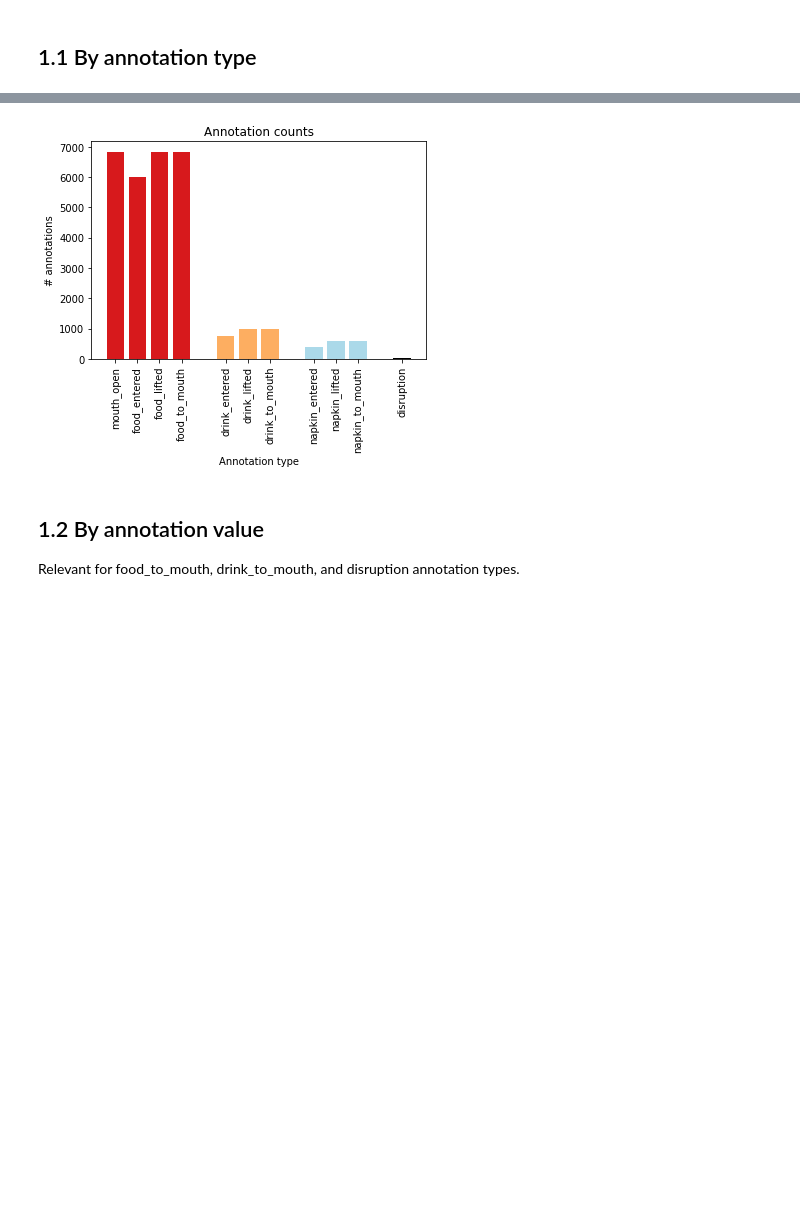
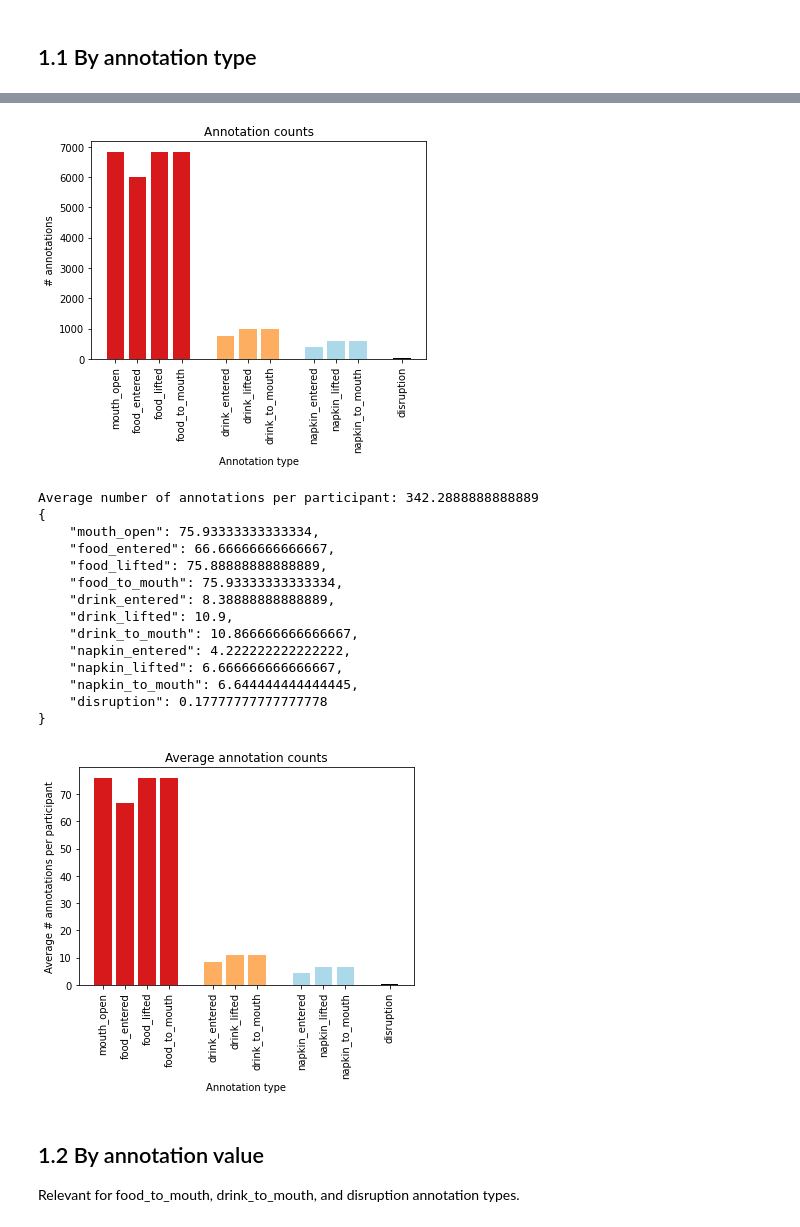
Before and after one commit to empriselab/social-dining, a Jupyter notebook: src/analysis/data_stats.ipynb, the cells around one changed output, grey strips where cells are left out. Saved outputs shown, nothing was run; the diff lists cells and outputs as text; code cells hidden in the pictures; blank space fills up the shorter version.

```diff
--- a/src/analysis/data_stats.ipynb
+++ b/src/analysis/data_stats.ipynb
@@ -53,38 +54,66 @@ tier_names = [
 ]
 
 counts = defaultdict(int)
-for annotation_file in glob.glob(f'{annotations_folder}/*.eaf'):
+annotation_files = glob.glob(f'{annotations_folder}/*.eaf')
+for annotation_file in annotation_files:
     eaf_obj1 = pympi.Elan.Eaf(annotation_file)
     for tier_name in tier_names:
         counts[tier_name] += len(eaf_obj1.get_annotation_data_for_tier(tier_name))
 
 print(f'Total number of annotations: {sum(counts.values())}')
 print(json.dumps(counts, indent=4, default=str))
 
 ind = [0, 1, 2, 3, 5, 6, 7, 9, 10, 11, 13]
 plt.figure()
 plt.bar(ind, [counts[tier_name] for tier_name in tier_names], color=['#d7191c'] * 4 + ['#fdae61'] * 3 + ['#abd9e9'] * 3 + ['black'])
 plt.xticks(ind, tier_names, rotation=90)
 plt.xlabel('Annotation type')
 plt.ylabel('# annotations')
 plt.title('Annotation counts')
 plt.show()
+
+num_participants = len(annotation_files)
+print(f'Average number of annotations per participant: {sum(counts.values()) / num_participants}')
+print(json.dumps({ tier_name: counts[tier_name] / num_participants for tier_name in tier_names}, indent=4, default=str))
+
+plt.figure()
+plt.bar(ind, np.array([counts[tier_name] for tier_name in tier_names]) / num_participants, color=['#d7191c'] * 4 + ['#fdae61'] * 3 + ['#abd9e9'] * 3 + ['black'])
+plt.xticks(ind, tier_names, rotation=90)
+plt.xlabel('Annotation type')
+plt.ylabel('Average # annotations per participant')
+plt.title('Average annotation counts')
+plt.show()
 # %% [output]
 Total number of annotations: 30806
 {
     "mouth_open": 6834,
     "food_entered": 6000,
     "food_lifted": 6830,
     "food_to_mouth": 6834,
     "drink_entered": 755,
     "drink_lifted": 981,
     "drink_to_mouth": 978,
     "napkin_entered": 380,
     "napkin_lifted": 600,
     "napkin_to_mouth": 598,
     "disruption": 16
 }
 [figure]
+Average number of annotations per participant: 342.2888888888889
+{
+    "mouth_open": 75.93333333333334,
+    "food_entered": 66.66666666666667,
+    "food_lifted": 75.88888888888889,
+    "food_to_mouth": 75.93333333333334,
+    "drink_entered": 8.38888888888889,
+    "drink_lifted": 10.9,
+    "drink_to_mouth": 10.866666666666667,
+    "napkin_entered": 4.222222222222222,
+    "napkin_lifted": 6.666666666666667,
+    "napkin_to_mouth": 6.644444444444445,
+    "disruption": 0.17777777777777778
+}
+[figure, added]
 # %% [markdown]
 ## 1.2 By annotation value
 
```
Also changed, not shown: parts of 7 cells of this notebook.
